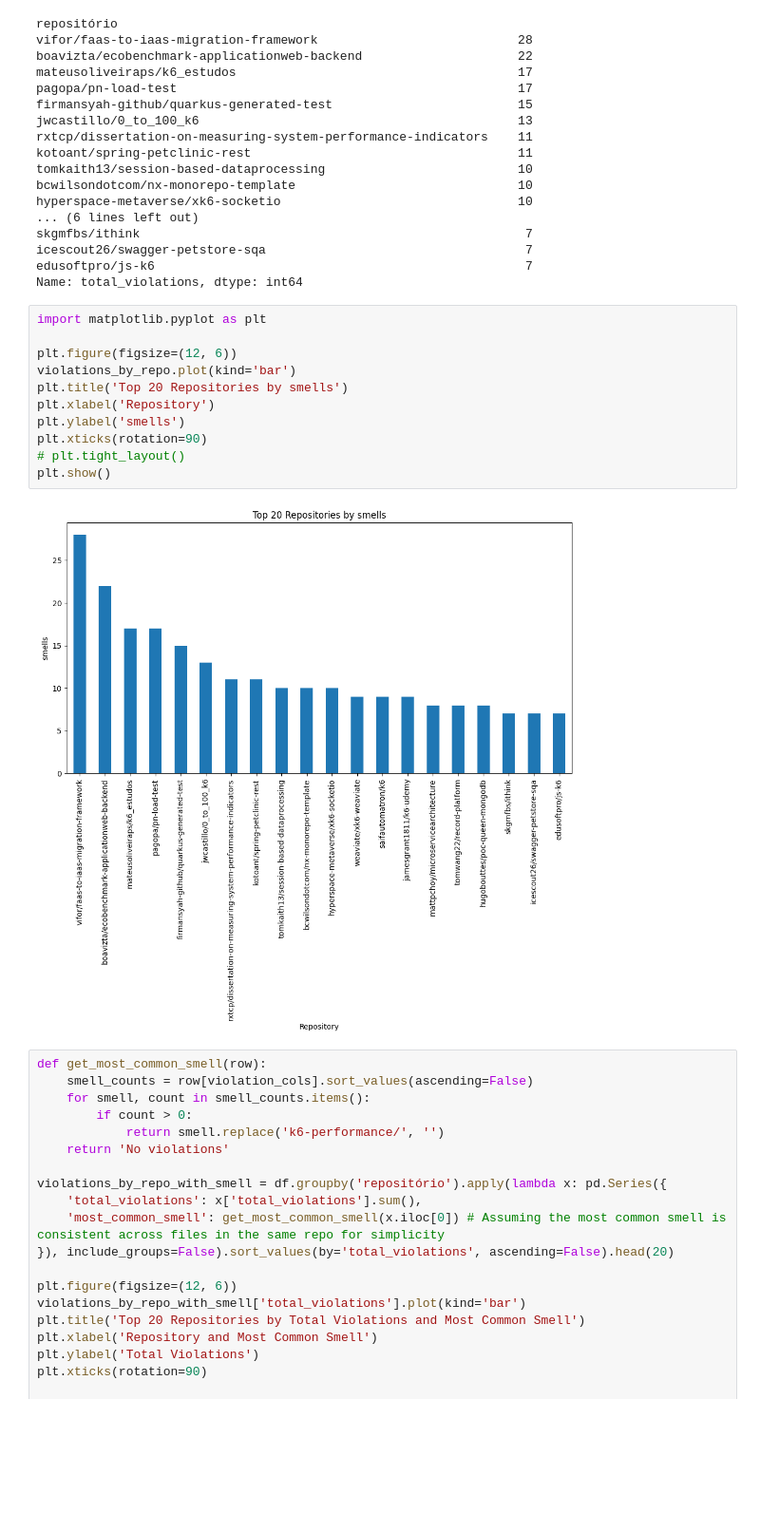
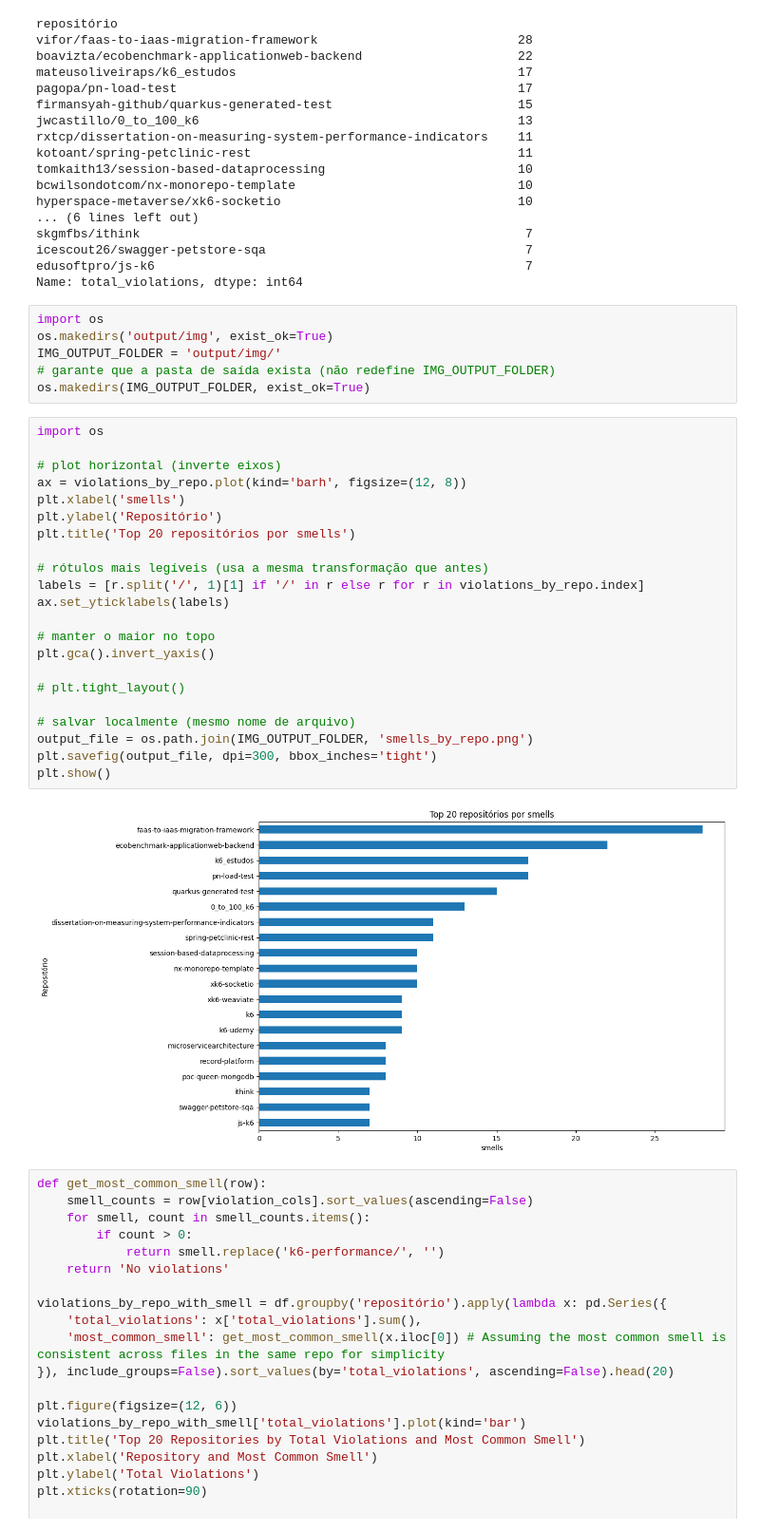
Before and after one commit to samurollie/TCC, a Jupyter notebook: scripts/3 - analyse_k6_repos.ipynb, the cells around one changed output. Shown at 95% size. Drawn from its saved outputs; the diff is of its cells as text; blank space fills up the shorter version.

```diff
--- a/scripts/3 - analyse_k6_repos.ipynb
+++ b/scripts/3 - analyse_k6_repos.ipynb
@@ -77,19 +77,36 @@ skgmfbs/ithink                                                    7
 icescout26/swagger-petstore-sqa                                   7
 edusoftpro/js-k6                                                  7
 Name: total_violations, dtype: int64
-# %%
-import matplotlib.pyplot as plt
-
-plt.figure(figsize=(12, 6))
-violations_by_repo.plot(kind='bar')
-plt.title('Top 20 Repositories by smells')
-plt.xlabel('Repository')
-plt.ylabel('smells')
-plt.xticks(rotation=90)
-# plt.tight_layout()
-plt.show()
-# %% [output]
-[figure, removed]
+# %%
+import os
+os.makedirs('output/img', exist_ok=True)
+IMG_OUTPUT_FOLDER = 'output/img/'
+# garante que a pasta de saída exista (não redefine IMG_OUTPUT_FOLDER)
+os.makedirs(IMG_OUTPUT_FOLDER, exist_ok=True)
+# %%
+import os
+
+# plot horizontal (inverte eixos)
+ax = violations_by_repo.plot(kind='barh', figsize=(12, 8))
+plt.xlabel('smells')
+plt.ylabel('Repositório')
+plt.title('Top 20 repositórios por smells')
+
+# rótulos mais legíveis (usa a mesma transformação que antes)
+labels = [r.split('/', 1)[1] if '/' in r else r for r in violations_by_repo.index]
+ax.set_yticklabels(labels)
+
+# manter o maior no topo
+plt.gca().invert_yaxis()
+
+# plt.tight_layout()
+
+# salvar localmente (mesmo nome de arquivo)
+output_file = os.path.join(IMG_OUTPUT_FOLDER, 'smells_by_repo.png')
+plt.savefig(output_file, dpi=300, bbox_inches='tight')
+plt.show()
+# %% [output]
+[figure, added]
 # %%
 def get_most_common_smell(row):
     smell_counts = row[violation_cols].sort_values(ascending=False)
```
Also changed, not shown: parts of 5 cells of this notebook, 7 other files.
